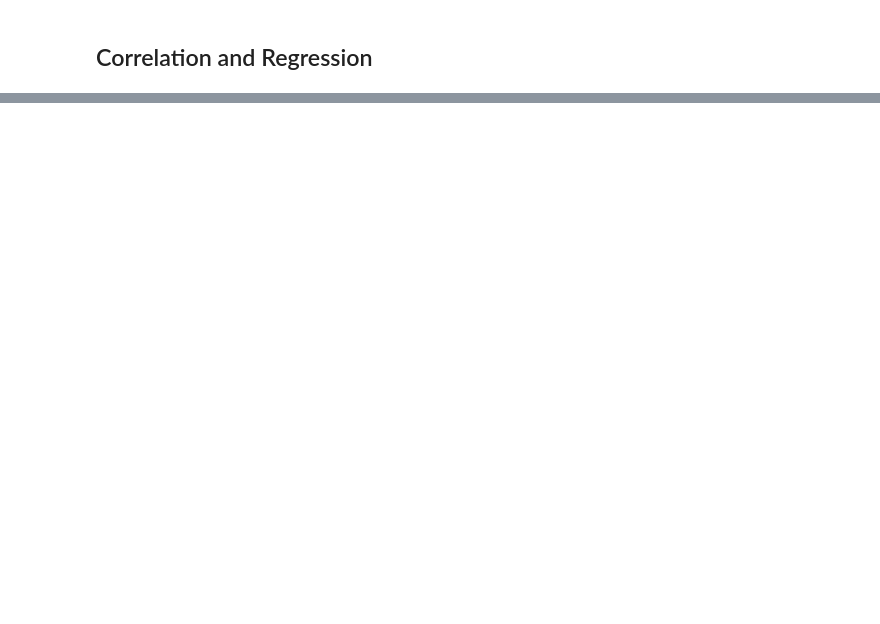
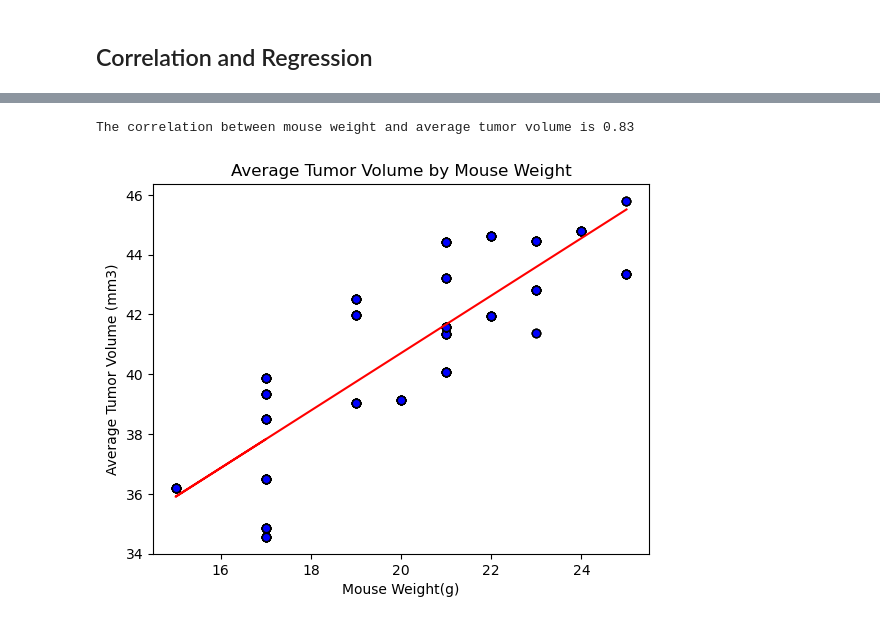
Before and after one commit to jbarbs44/Plotting-Challange, a Jupyter notebook: Pymaceuticals/pymaceuticals_starter.ipynb, the cells around one changed output, grey strips where cells are left out. Cells and saved outputs as stored; diff of their text form; code cells hidden in the pictures; blank space fills up the shorter version.

```diff
--- a/Pymaceuticals/pymaceuticals_starter.ipynb
+++ b/Pymaceuticals/pymaceuticals_starter.ipynb
@@ -305,0 +368,29 @@ The correlation between mouse weight and the average tumor volume is 0.84
+# %%
+# Calculate the correlation coefficient and linear regression model
+# for mouse weight and average tumor volume for the Capomulin regimen
+
+#Assign value for the x and y axis'
+x_axis = average_tumor_df["Weight (g)"]
+y_axis = average_tumor_df["Tumor Volume (mm3)_y"]
+
+correlation = st.pearsonr(x_axis,y_axis)
+
+print(f"The correlation between mouse weight and average tumor volume is {round(correlation[0],2)}")
+
+
+
+(slope, intercept, rvalue, pvalue, stderr) = linregress(x_axis, y_axis)
+regress_values = x_axis * slope + intercept
+
+
+#Plotting the scatter plot with the labels
+plt.scatter(x_axis, y_axis, marker="o", facecolors="blue", edgecolors="black")
+plt.plot(x_axis, regress_values, "r-")
+plt.title("Average Tumor Volume by Mouse Weight")
+plt.xlabel("Mouse Weight(g)")
+plt.ylabel("Average Tumor Volume (mm3)")
+
+plt.show()
+# %% [output]
+The correlation between mouse weight and average tumor volume is 0.83
+[figure, added]
```
Also changed, not shown: parts of 10 cells of this notebook.
